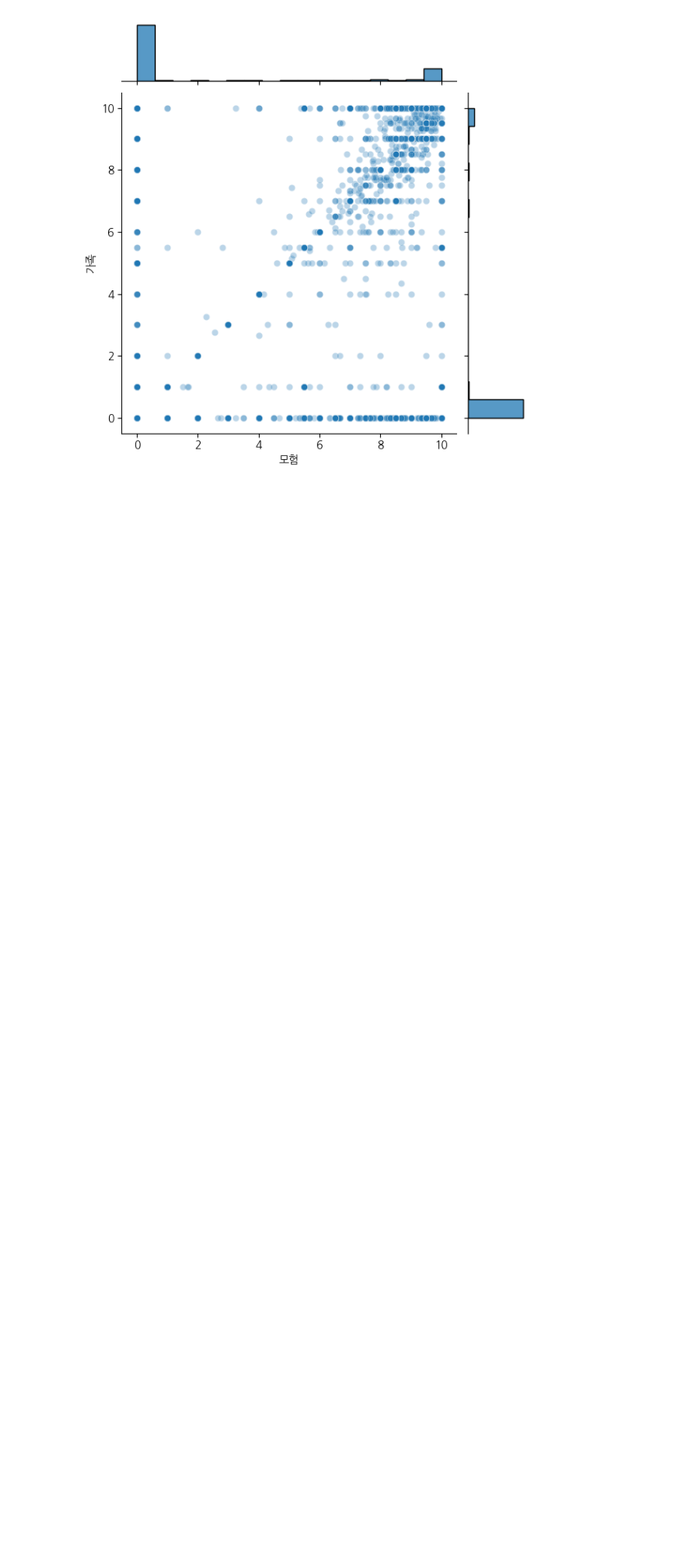
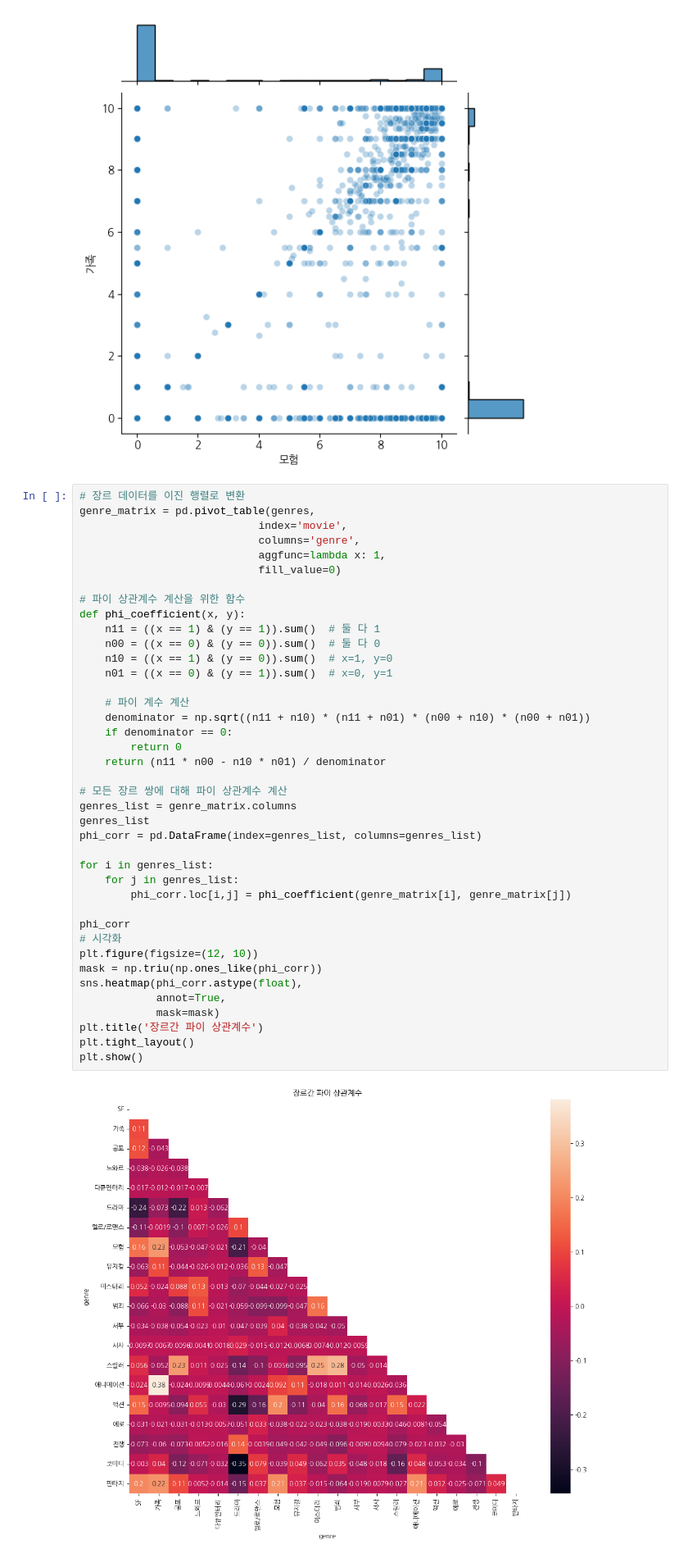
Before and after one commit to YeonSeong-Lee/codessey, a Jupyter notebook: prob02/pron0206.ipynb, the cells around one changed output. Shown at 82% size. Drawn from its saved outputs; the diff is of its cells as text; blank space fills up the shorter version.

Commit message:
파이계수와 피어슨 상관계수

```diff
--- a/prob02/pron0206.ipynb
+++ b/prob02/pron0206.ipynb
@@ -223,3 +238,45 @@ sns.jointplot(x=user_genre_matrix['모험'], y=user_genre_matrix['가족'], kind
 plt.show()
 # %% [output]
 [figure]
+# %%
+# 장르 데이터를 이진 행렬로 변환
+genre_matrix = pd.pivot_table(genres,
+                            index='movie',
+                            columns='genre',
+                            aggfunc=lambda x: 1,
+                            fill_value=0)
+
+# 파이 상관계수 계산을 위한 함수
+def phi_coefficient(x, y):
+    n11 = ((x == 1) & (y == 1)).sum()  # 둘 다 1
+    n00 = ((x == 0) & (y == 0)).sum()  # 둘 다 0
+    n10 = ((x == 1) & (y == 0)).sum()  # x=1, y=0
+    n01 = ((x == 0) & (y == 1)).sum()  # x=0, y=1
+
+    # 파이 계수 계산
+    denominator = np.sqrt((n11 + n10) * (n11 + n01) * (n00 + n10) * (n00 + n01))
+    if denominator == 0:
+        return 0
+    return (n11 * n00 - n10 * n01) / denominator
+
+# 모든 장르 쌍에 대해 파이 상관계수 계산
+genres_list = genre_matrix.columns
+genres_list
+phi_corr = pd.DataFrame(index=genres_list, columns=genres_list)
+
+for i in genres_list:
+    for j in genres_list:
+        phi_corr.loc[i,j] = phi_coefficient(genre_matrix[i], genre_matrix[j])
+
+phi_corr
+# 시각화
+plt.figure(figsize=(12, 10))
+mask = np.triu(np.ones_like(phi_corr))
+sns.heatmap(phi_corr.astype(float),
+            annot=True,
+            mask=mask)
+plt.title('장르간 파이 상관계수')
+plt.tight_layout()
+plt.show()
+# %% [output]
+[figure, added]
```
Also changed, not shown: parts of 4 cells of this notebook.
